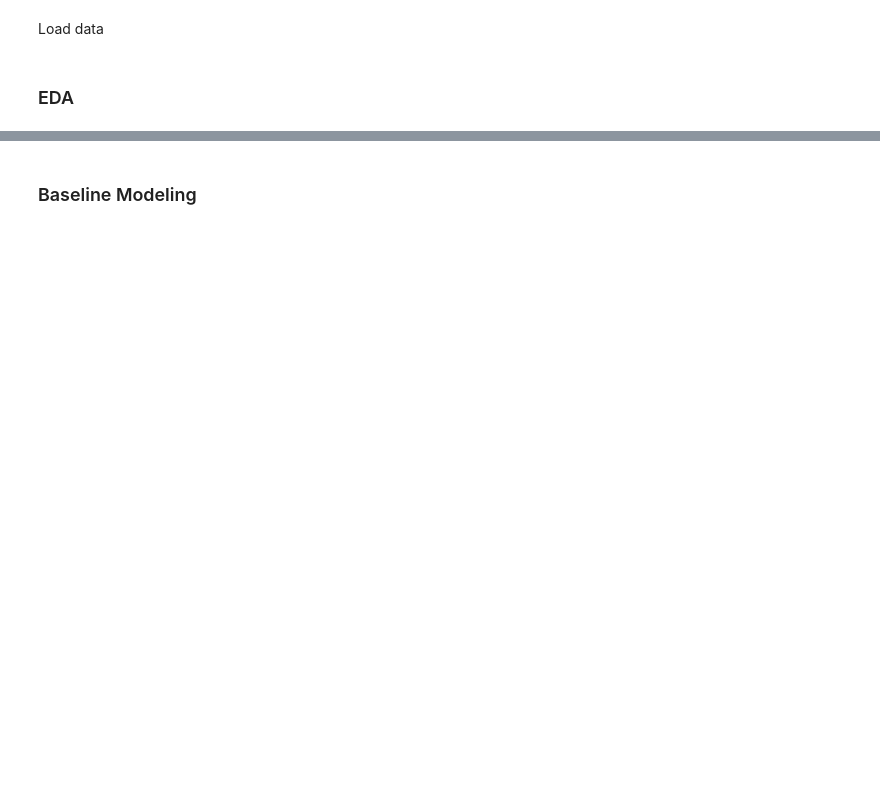
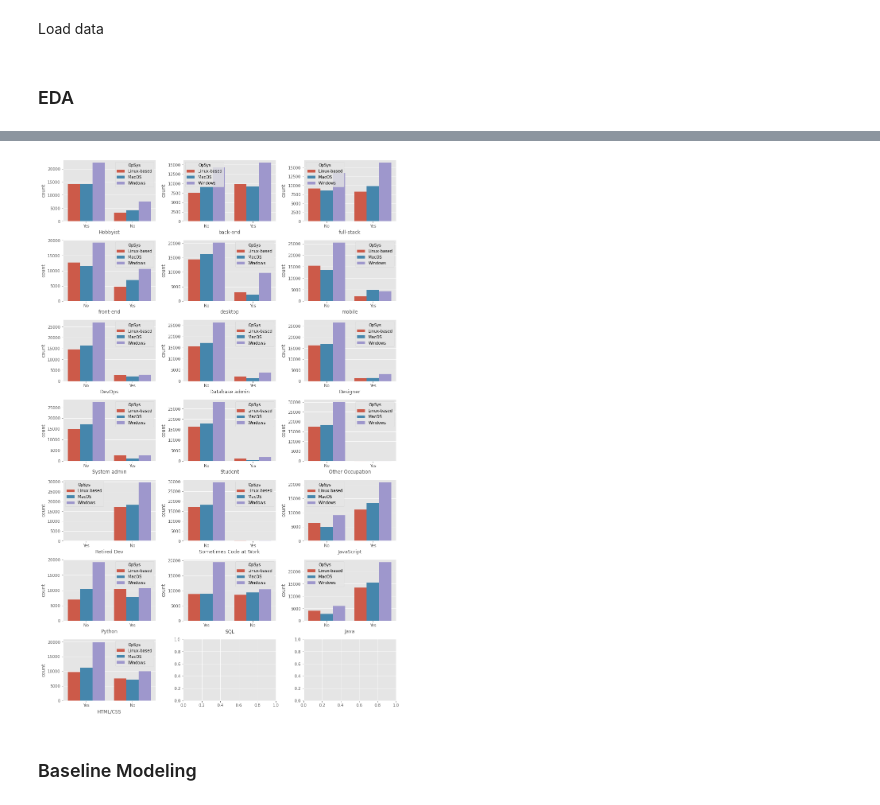
Before and after one commit to racheldilley1/coding-language-predictor, a Jupyter notebook: Notebooks/EDA and Modeling Notebook.ipynb, the cells around one changed output, grey strips where cells are left out. Saved outputs shown, nothing was run; the diff lists cells and outputs as text; code cells hidden in the pictures; blank space fills up the shorter version.

```diff
--- a/Notebooks/EDA and Modeling Notebook.ipynb
+++ b/Notebooks/EDA and Modeling Notebook.ipynb
@@ -42,16 +47,18 @@ df = pd.read_pickle('../Data/survey_data_cleaned2.pkl')
 # %%
-# binary_columns = ['Hobbyist', 'back-end', 'full-stack', 'front-end', 'desktop', 'mobile', 'DevOps', 'Database admin', 'Designer',
-#                  'System admin', 'Student', 'Other Occupation', 'Retired Dev','Sometimes Code at Work',
-#                  'JavaScript', 'Python', 'SQL', 'Java', 'HTML/CSS']
-# fig, ax =plt.subplots(7,3, gridspec_kw={'hspace': 0.3, 'wspace': 0.3}, figsize=(15,25))
-# idx = 0
-# for x in range(0,7):
-#     for y in range(0,3):
-#         if idx >= 19:
-#             break
-#         sns.countplot(x = binary_columns[idx], hue='OpSys', data=df, ax=ax[x,y])
-#         idx= idx+1
-# fig.show()
+binary_columns = ['Hobbyist', 'back-end', 'full-stack', 'front-end', 'desktop', 'mobile', 'DevOps', 'Database admin', 'Designer',
+                 'System admin', 'Student', 'Other Occupation', 'Retired Dev','Sometimes Code at Work',
+                 'JavaScript', 'Python', 'SQL', 'Java', 'HTML/CSS']
+fig, ax =plt.subplots(7,3, gridspec_kw={'hspace': 0.3, 'wspace': 0.3}, figsize=(15,25))
+idx = 0
+for x in range(0,7):
+    for y in range(0,3):
+        if idx >= 19:
+            break
+        sns.countplot(x = binary_columns[idx], hue='OpSys', data=df, ax=ax[x,y])
+        idx= idx+1
+fig.show()
+# %% [output]
+[figure, added]
 # %% [markdown]
 ### Baseline Modeling
 # %%
```
Also changed, not shown: parts of 9 cells of this notebook, 1 other file.
